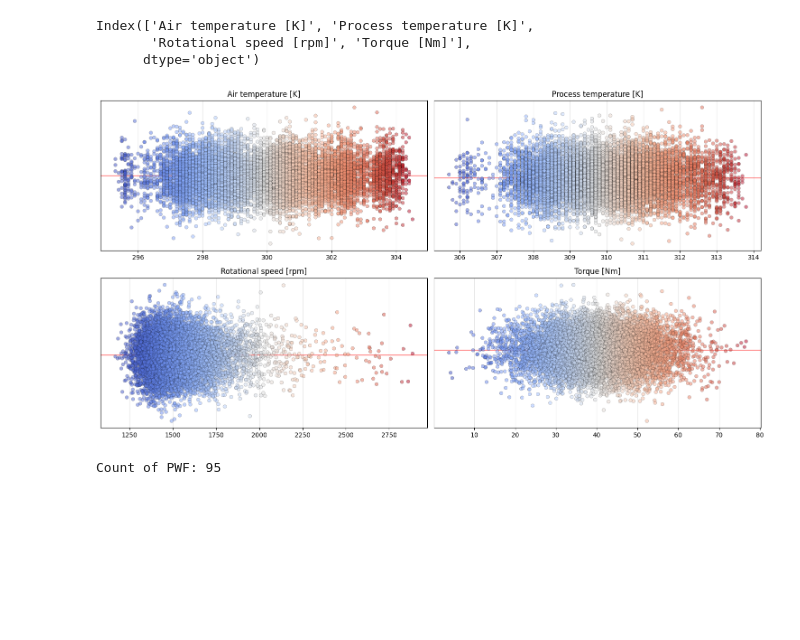
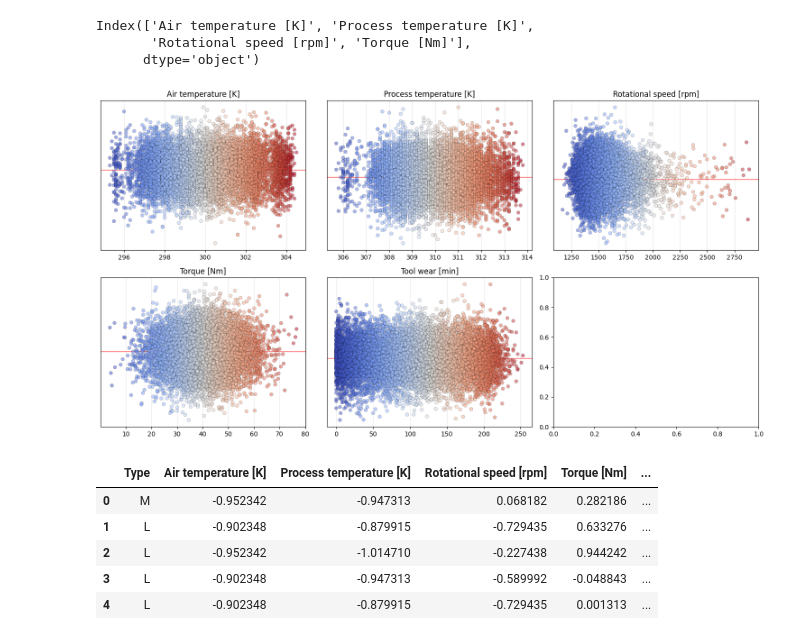
Before and after one commit to LingbINgx/Predict, a Jupyter notebook: test.ipynb, the cells around one changed output. Saved outputs shown, nothing was run; the diff lists cells and outputs as text; code cells hidden in the pictures; blank space fills up the shorter version.

```diff
--- a/test.ipynb
+++ b/test.ipynb
@@ -77,20 +84,27 @@ Index(['Air temperature [K]', 'Process temperature [K]',
        'Rotational speed [rpm]', 'Torque [Nm]'],
       dtype='object')
 # %%
-fig, axes = plt.subplots(2, 2, figsize=(15, 8))
+fig, axes = plt.subplots(2, 3, figsize=(15, 8))
 pt = pt_feature(data, axes_shape=axes.shape)
-for col in data[data.dtypes[1:5].index]:
+for col in data[data.dtypes[1:6].index]:
     name = col
     pt.plot_feature(axes, name)
 # %% [output]
-[figure, old version]
+[figure, new version]
-# %%
-cnt = 0
-for rs, to in zip(data['Rotational speed [rpm]'], data['Torque [Nm]']):
-    #print(rs, to)
-    power = rs * to * np.pi * 2 / 60
-    if power < 3500 or power > 9000:
-        cnt += 1
-print("Count of PWF:", cnt)
-# %% [output]
-Count of PWF: 95
+# %%
+def numeric(x):
+    return (x - x.mean()) / (x.std())
+
+def uniform(x):
+    return (x - x.min()) / (x.max() - x.min())
+
+data[data.dtypes[1:5].index] = numeric(data[data.dtypes[1:5].index])
+data["Tool wear [min]"] = uniform(data["Tool wear [min]"])
+data.head()
+# %% [output]
+|  | Type | Air temperature [K] | Process temperature [K] | Rotational speed [rpm] | Torque [Nm] | ... |
+| 0 | M | -0.952342 | -0.947313 | 0.068182 | 0.282186 | ... |
+| 1 | L | -0.902348 | -0.879915 | -0.729435 | 0.633276 | ... |
+| 2 | L | -0.952342 | -1.014710 | -0.227438 | 0.944242 | ... |
+| 3 | L | -0.902348 | -0.947313 | -0.589992 | -0.048843 | ... |
+| 4 | L | -0.902348 | -0.879915 | -0.729435 | 0.001313 | ... |
```
Also changed, not shown: parts of 6 cells of this notebook, 3 other files.
